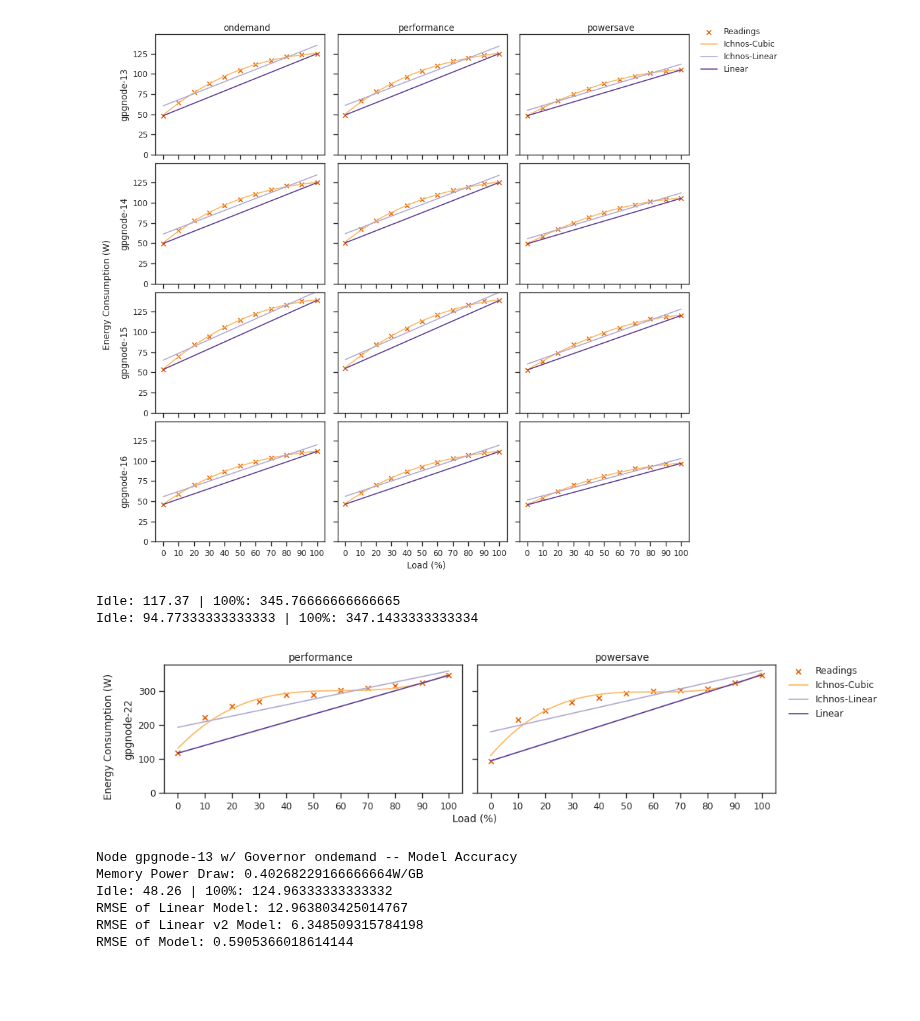
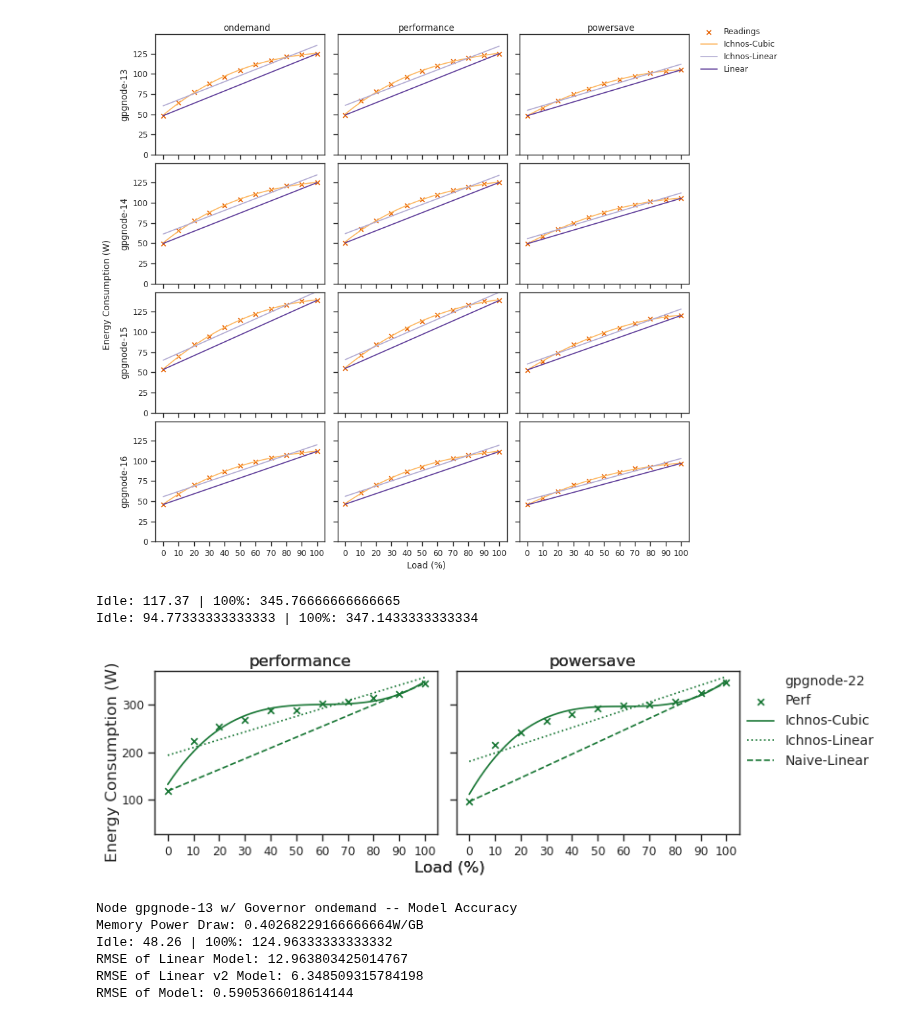
Before and after one commit to GlasgowC3lab/ichnos-results-evaluation, a Jupyter notebook: eval.ipynb, the cells around one changed output. Saved outputs shown, nothing was run; the diff lists cells and outputs as text; code cells hidden in the pictures; blank space fills up the shorter version.

Commit message:
Adding more detailed close-up graphs

```diff
--- a/eval.ipynb
+++ b/eval.ipynb
@@ -458,10 +550,10 @@ Idle: 45.699999999999996 | 100%: 96.99333333333334
 # %%
 # Combined Plot for Discussion
-plot_ts_report_combined(['gpgnode-22'], ['performance', 'powersave'], 'combined-gpgnode-22')
+plot_node_22('gpgnode-22', ['performance', 'powersave'], 'gpgnode-22')
 # %% [output]
 Idle: 117.37 | 100%: 345.76666666666665
 Idle: 94.77333333333333 | 100%: 347.1433333333334
-[figure, old version]
+[figure, new version]
 # %%
 # Graph the Power Consumption for gpgnode-13
 governors = ['ondemand', 'performance', 'powersave']
```
Also changed, not shown: parts of 5 cells of this notebook, 3 other files.
